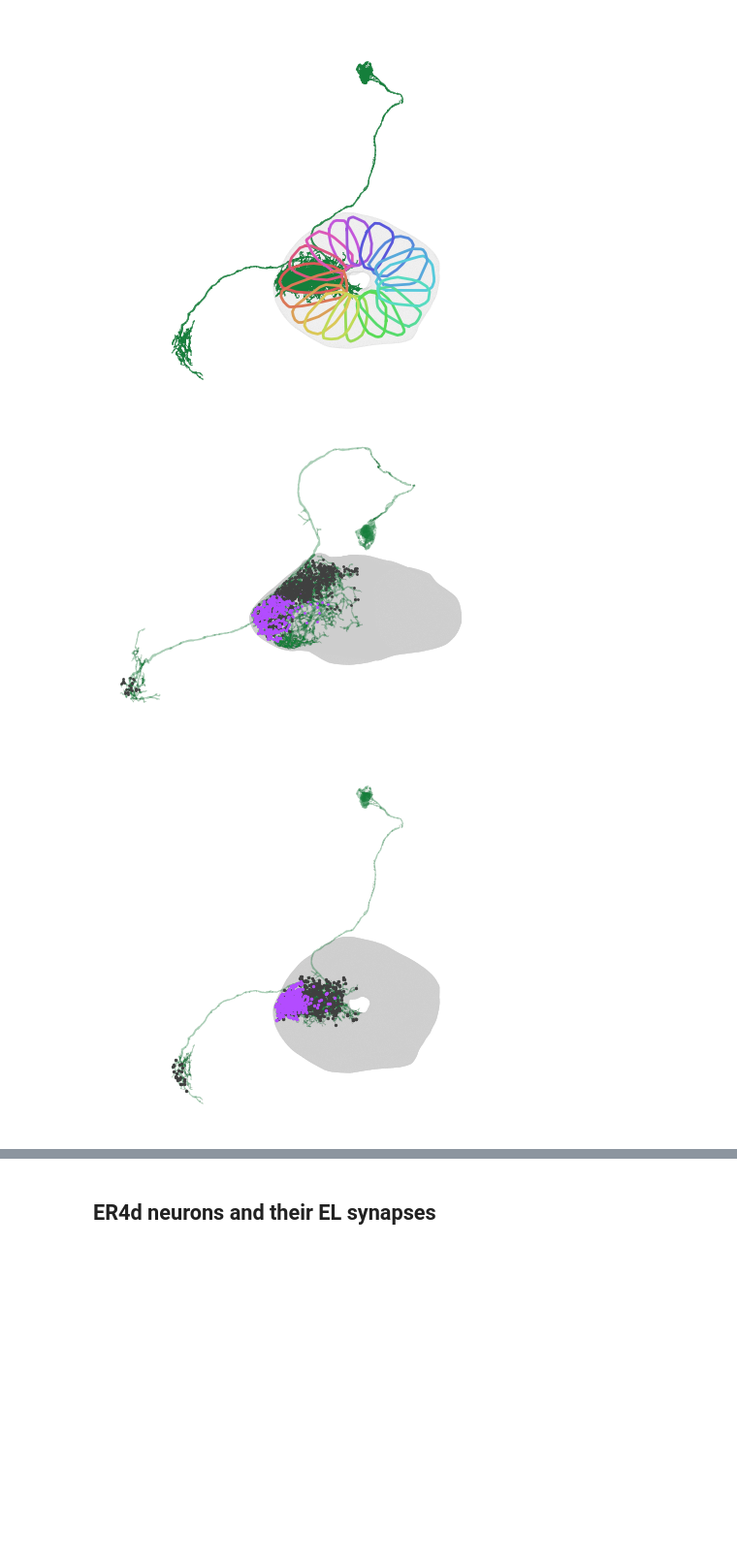
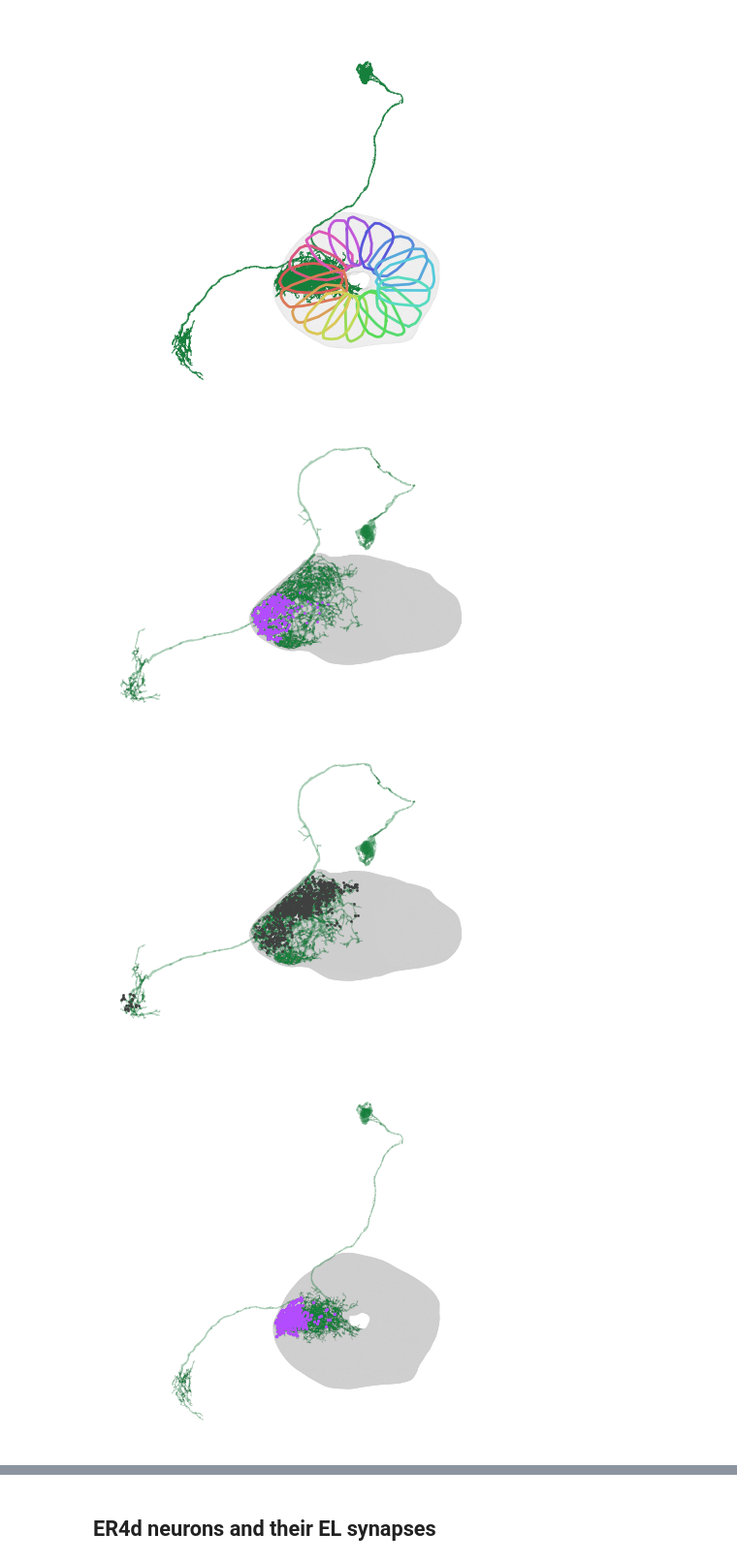
Before and after one commit to yfisher-lab/plitt_turnerevans_oa_instructs_hd_plasticity, a Jupyter notebook: figures/connectomics/ring_synapse_visualization.ipynb, the cells around one changed output, grey strips where cells are left out. Shown at 97% size. Cells and saved outputs as stored; diff of their text form; code cells hidden in the pictures; blank space fills up the shorter version.

Commit message:
plotting preferences changes

```diff
--- a/figures/connectomics/ring_synapse_visualization.ipynb
+++ b/figures/connectomics/ring_synapse_visualization.ipynb
@@ -31,6 +31,7 @@ eb, pb = ebcoords.fetch_roi('EB'), ebcoords.fetch_roi('PB')
 els, _ = neu.queries.fetch_neurons(neu.NeuronCriteria(type='EL'))
 epgs, _ = neu.queries.fetch_neurons(neu.NeuronCriteria(type='EPG'))
 er4ds, _ = neu.queries.fetch_neurons(neu.NeuronCriteria(type='ER4d'))
+exr2s, _ = neu.queries.fetch_neurons(neu.NeuronCriteria(type='ExR2'))
 
 example_el = ebcoords.fetch_skeleton(els.iloc[0]['bodyId'])
 example_epg = ebcoords.fetch_skeleton(epgs.iloc[0]['bodyId'])
@@ -79,3 +80,12 @@ save(fig, 'allELs_full_arbor.png', dpi=300)
 # %% [output]
 [figure]
 [figure]
+# %%
+exr2_colors = []
+for i, body_id in enumerate(exr2s['bodyId']):
+    syn = cn.fetch_eb_synapses(ebcoords, body_id, side='pre')
+    exr2_colors.append(plt.cm.Dark2(i))
+    # exr2_colors.append(phase_color(cn.synapse_phase(syn[['x_eb', 'y_eb']].values, n=10)[1]))
+
+fig, ax = plot_all(exr2s, exr2_colors, 'allExR2s', ax_items=(eb,))
+save(fig, 'exr2_full_arbor.png', dpi=300)
@@ -95,23 +107,37 @@ ax.set_ylim([-7000, 15000])
 # %%
 example_el_id = els['bodyId'].iloc[0]
 er_types = ['ER4d', 'ER2_a', 'ER2_b', 'ER2_c', 'ER2_d']
 epg_syn = cn.add_eb_coords(neu.fetch_synapse_connections(neu.NeuronCriteria(type='EPG'), example_el_id), ebcoords, type='post')
 pen_syn = cn.add_eb_coords(neu.fetch_synapse_connections(neu.NeuronCriteria(type='PEN_a.*'), example_el_id), ebcoords, type='post')
 er_syn = cn.add_eb_coords(neu.fetch_synapse_connections(example_el_id, neu.NeuronCriteria(type=er_types),
                                                         synapse_criteria=neu.SynapseCriteria(rois=('EB'))), ebcoords, type='pre')
 
 for plane in ('xz', 'xy'):
-    fig, ax = plotting.plot_neurons_2d([eb, example_el], colors=(plt.cm.Greens(.8), plt.cm.Greys(.3)), view=tuple(plane),
+    fig_er, ax_er = plotting.plot_neurons_2d([eb, example_el], colors=(plt.cm.Greens(.8), plt.cm.Greys(.3)), view=tuple(plane),
                                        alpha=.2)
-    fig.savefig(figfolder / f'example_el_nosyns_{plane}.pdf')
-    for syn, color in ((epg_syn, plt.cm.Greys(.8)), (er_syn, plt.cm.cool(.7)), (pen_syn, plt.cm.Greys(.8))):
-        if plane == 'xy' and syn is pen_syn:
-            continue
-        ax.scatter(syn[f'{plane[0]}_eb'], syn[f'{plane[1]}_eb'], color=color, s=1 if plane == 'xz' else 2, zorder=100)
+    fig_er.savefig(figfolder / f'example_el_nosyns_{plane}.png', dpi=300)
+
+    fig_epg, ax_epg = plotting.plot_neurons_2d([eb, example_el], colors=(plt.cm.Greens(.8), plt.cm.Greys(.3)), view=tuple(plane),
+                                       alpha=.2)
+
+    ax_er.scatter(er_syn[f'{plane[0]}_eb'], er_syn[f'{plane[1]}_eb'], color=plt.cm.cool(.7), s=1 if plane == 'xz' else 2, zorder=100)
+
+
+    for syn, color in ((epg_syn, plt.cm.Greys(.8)), (pen_syn, plt.cm.Greys(.8))):
+        # if plane == 'xy' and syn is pen_syn:
+        #     continue
+        ax_epg.scatter(syn[f'{plane[0]}_eb'], syn[f'{plane[1]}_eb'], color=color, s=1 if plane == 'xz' else 2, zorder=100)
+
     if plane == 'xy':
-        ax.set_xlim([-15000, 7000])
-        ax.set_ylim([-7000, 15000])
-    fig.savefig(figfolder / f'example_el_syns_{plane}.pdf')
+        ax_er.set_xlim([-15000, 7000])
+        ax_er.set_ylim([-7000, 15000])
+
+        ax_epg.set_xlim([-15000, 7000])
+        ax_epg.set_ylim([-7000, 15000])
+
+    fig_er.savefig(figfolder / f'example_el_er_syns_{plane}.png', dpi=300)
+    fig_epg.savefig(figfolder / f'example_el_epg_syns_{plane}.png', dpi=300)
 # %% [output]
-[figure, old version]
+[figure, new version]
-[figure, old version]
+[figure, new version]
+[figure, added]
```
Also changed, not shown: parts of 4 cells of this notebook, 26 other files.
